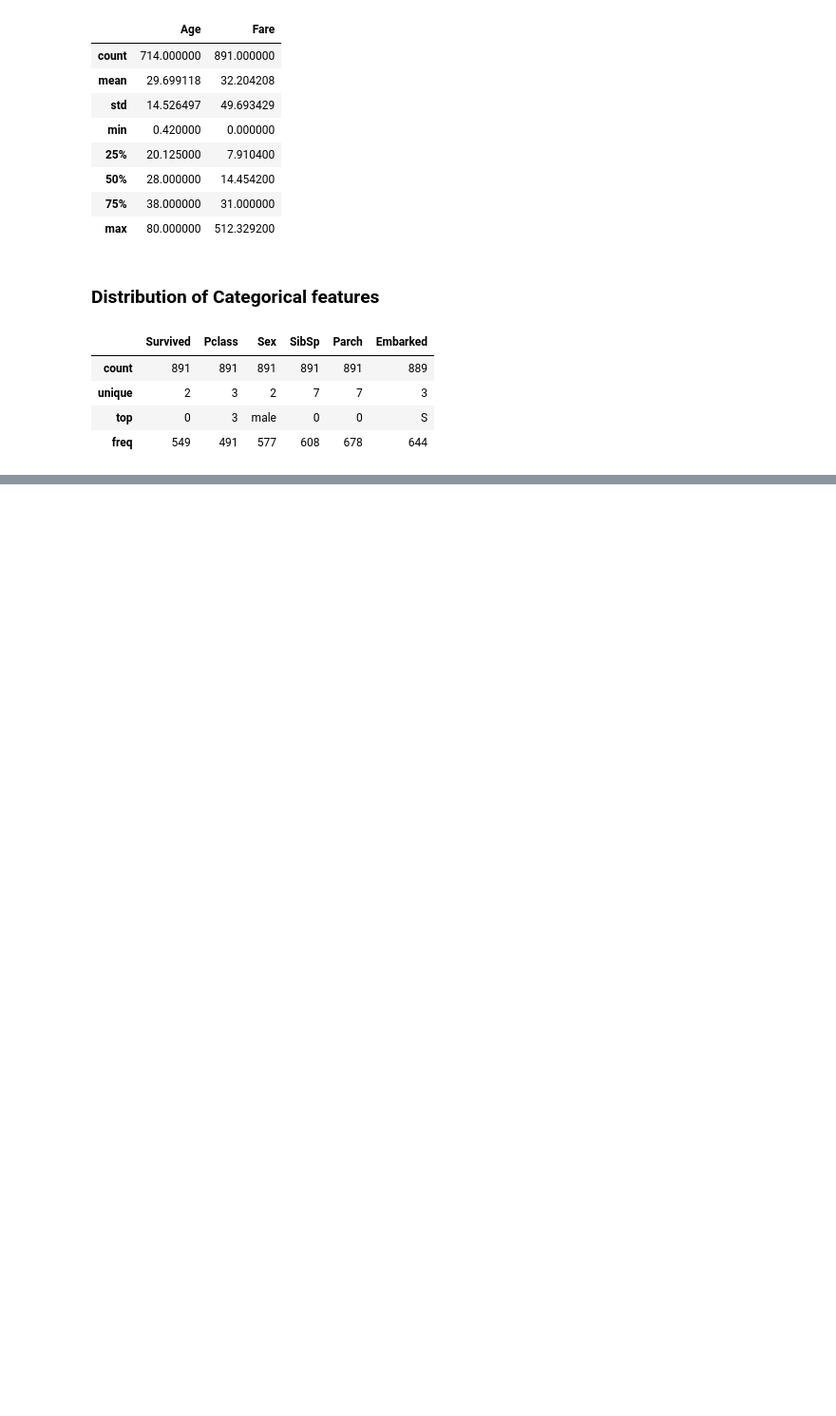
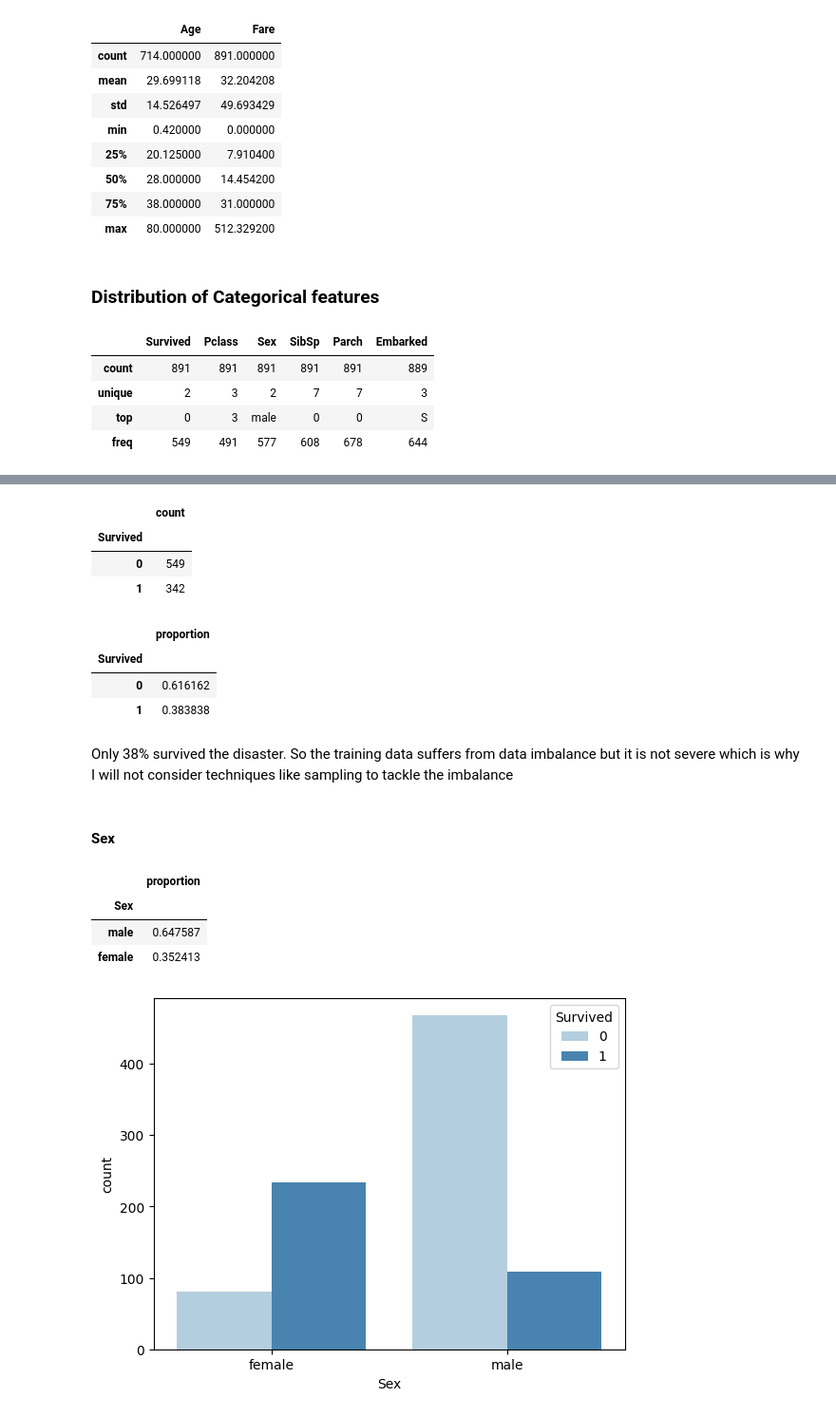
Before and after one commit to Azure06072005/Learning-Data-Science, a Jupyter notebook: DS_lab6/DS_lab6.ipynb, the cells around one changed output, grey strips where cells are left out. Shown at 95% size. Drawn from its saved outputs; the diff is of its cells as text; code cells hidden in the pictures; blank space fills up the shorter version.

```diff
--- a/DS_lab6/DS_lab6.ipynb
+++ b/DS_lab6/DS_lab6.ipynb
@@ -186,0 +194,29 @@ train_df.describe(include=["category"])
+# %%
+train_df["Survived"].value_counts().to_frame()
+# %% [output]
+|  | count |
+| Survived |  |
+| 0 | 549 |
+| 1 | 342 |
+# %%
+train_df["Survived"].value_counts(normalize=True).to_frame()
+# %% [output]
+|  | proportion |
+| Survived |  |
+| 0 | 0.616162 |
+| 1 | 0.383838 |
+# %% [markdown]
+Only 38% survived the disaster. So the training data suffers from data imbalance but it is not severe which is why I will not consider techniques like sampling to tackle the imbalance
+# %% [markdown]
+#### Sex
+# %%
+train_df["Sex"].value_counts(normalize=True).to_frame()
+# %% [output]
+|  | proportion |
+| Sex |  |
+| male | 0.647587 |
+| female | 0.352413 |
+# %%
+sns.countplot(data=train_df, x="Sex", hue='Survived', palette='Blues');
+# %% [output]
+[figure, added]
```
Also changed, not shown: parts of 8 cells of this notebook.
